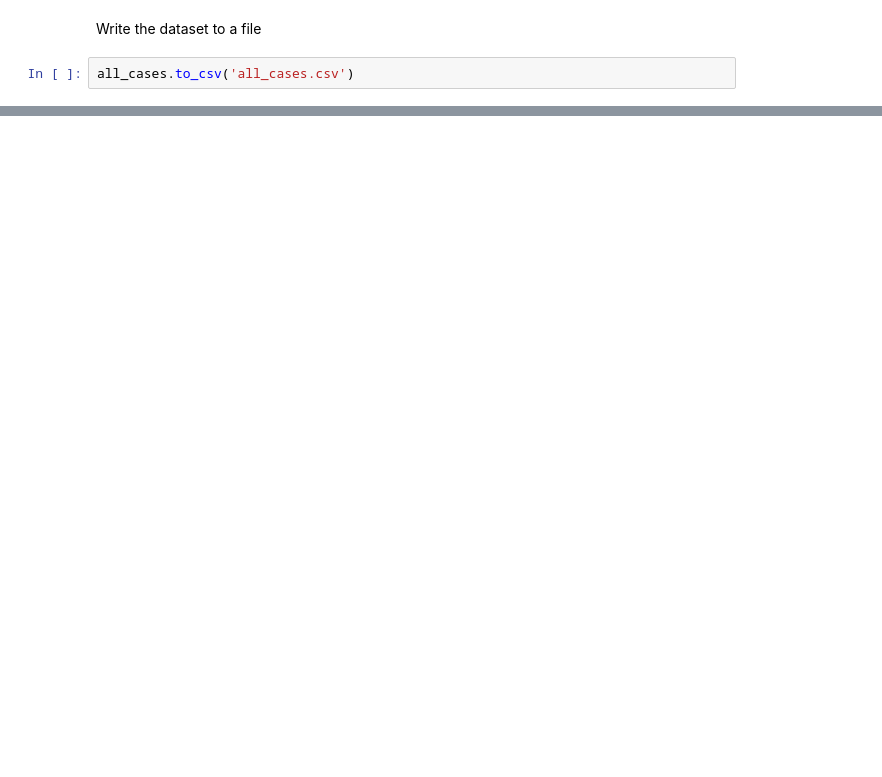
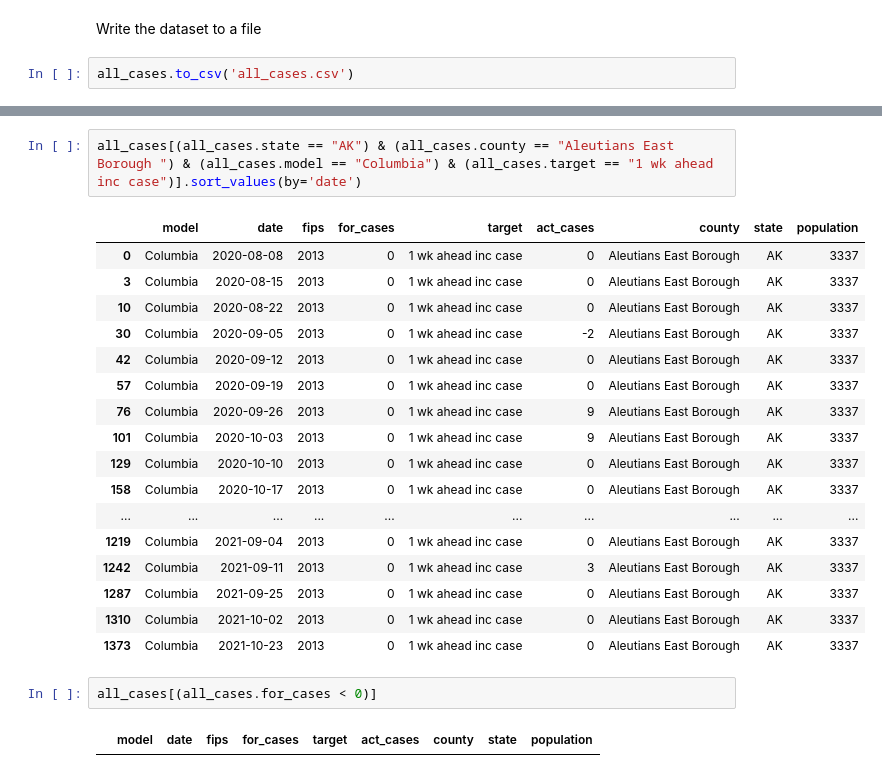
Before and after one commit to chrisevans9629/Covid19Forcasting, a Jupyter notebook: setup-data.ipynb, the cells around one changed output, grey strips where cells are left out. Drawn from its saved outputs; the diff is of its cells as text; blank space fills up the shorter version.

```diff
--- a/setup-data.ipynb
+++ b/setup-data.ipynb
@@ -152,0 +204,24 @@ all_cases.to_csv('all_cases.csv')
+# %%
+all_cases[(all_cases.state == "AK") & (all_cases.county == "Aleutians East Borough ") & (all_cases.model == "Columbia") & (all_cases.target == "1 wk ahead inc case")].sort_values(by='date')
+# %% [output]
+|  | model | date | fips | for_cases | target | act_cases | county | state | population |
+| 0 | Columbia | 2020-08-08 | 2013 | 0 | 1 wk ahead inc case | 0 | Aleutians East Borough | AK | 3337 |
+| 3 | Columbia | 2020-08-15 | 2013 | 0 | 1 wk ahead inc case | 0 | Aleutians East Borough | AK | 3337 |
+| 10 | Columbia | 2020-08-22 | 2013 | 0 | 1 wk ahead inc case | 0 | Aleutians East Borough | AK | 3337 |
+| 30 | Columbia | 2020-09-05 | 2013 | 0 | 1 wk ahead inc case | -2 | Aleutians East Borough | AK | 3337 |
+| 42 | Columbia | 2020-09-12 | 2013 | 0 | 1 wk ahead inc case | 0 | Aleutians East Borough | AK | 3337 |
+| 57 | Columbia | 2020-09-19 | 2013 | 0 | 1 wk ahead inc case | 0 | Aleutians East Borough | AK | 3337 |
+| 76 | Columbia | 2020-09-26 | 2013 | 0 | 1 wk ahead inc case | 9 | Aleutians East Borough | AK | 3337 |
+| 101 | Columbia | 2020-10-03 | 2013 | 0 | 1 wk ahead inc case | 9 | Aleutians East Borough | AK | 3337 |
+| 129 | Columbia | 2020-10-10 | 2013 | 0 | 1 wk ahead inc case | 0 | Aleutians East Borough | AK | 3337 |
+| 158 | Columbia | 2020-10-17 | 2013 | 0 | 1 wk ahead inc case | 0 | Aleutians East Borough | AK | 3337 |
+| ... | ... | ... | ... | ... | ... | ... | ... | ... | ... |
+| 1219 | Columbia | 2021-09-04 | 2013 | 0 | 1 wk ahead inc case | 0 | Aleutians East Borough | AK | 3337 |
+| 1242 | Columbia | 2021-09-11 | 2013 | 0 | 1 wk ahead inc case | 3 | Aleutians East Borough | AK | 3337 |
+| 1287 | Columbia | 2021-09-25 | 2013 | 0 | 1 wk ahead inc case | 0 | Aleutians East Borough | AK | 3337 |
+| 1310 | Columbia | 2021-10-02 | 2013 | 0 | 1 wk ahead inc case | 0 | Aleutians East Borough | AK | 3337 |
+| 1373 | Columbia | 2021-10-23 | 2013 | 0 | 1 wk ahead inc case | 0 | Aleutians East Borough | AK | 3337 |
+# %%
+all_cases[(all_cases.for_cases < 0)]
+# %% [output]
+|  | model | date | fips | for_cases | target | act_cases | county | state | population |
```
Also changed, not shown: parts of 8 cells of this notebook, 3 other files.
